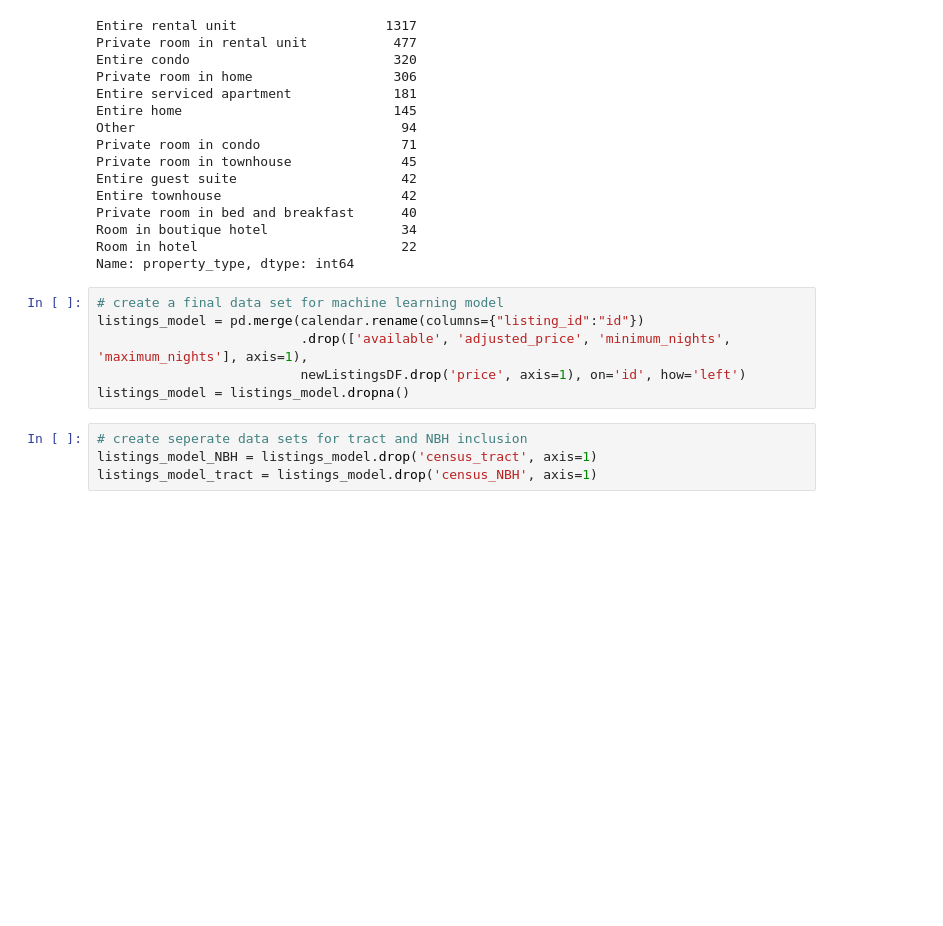
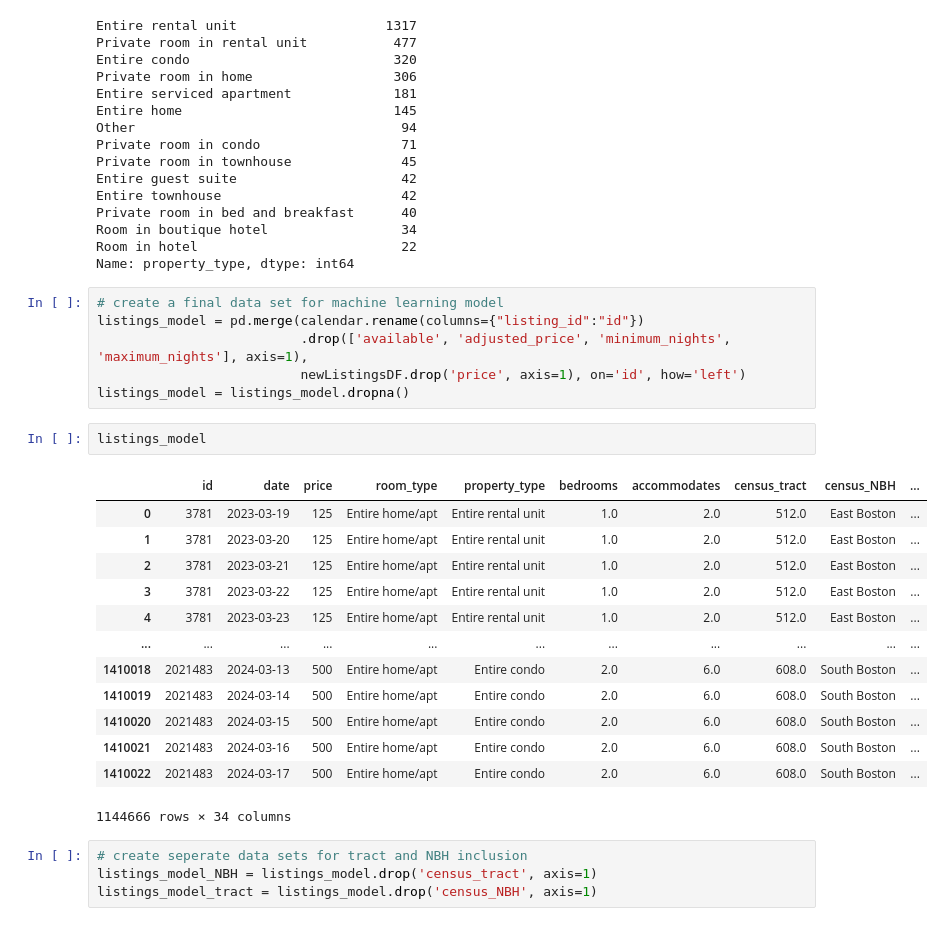
Before and after one commit to Brooks377/leftside_teamproject, a Jupyter notebook: ugly_god/Prediction.ipynb, the cells around one changed output. Cells and saved outputs as stored; diff of their text form; blank space fills up the shorter version.

```diff
--- a/ugly_god/Prediction.ipynb
+++ b/ugly_god/Prediction.ipynb
@@ -178,6 +180,22 @@ listings_model = pd.merge(calendar.rename(columns={"listing_id":"id"})
                           .drop(['available', 'adjusted_price', 'minimum_nights', 'maximum_nights'], axis=1),
                           newListingsDF.drop('price', axis=1), on='id', how='left')
 listings_model = listings_model.dropna()
+# %%
+listings_model
+# %% [output]
+|  | id | date | price | room_type | property_type | bedrooms | accommodates | census_tract | census_NBH | ... |
+| 0 | 3781 | 2023-03-19 | 125 | Entire home/apt | Entire rental unit | 1.0 | 2.0 | 512.0 | East Boston | ... |
+| 1 | 3781 | 2023-03-20 | 125 | Entire home/apt | Entire rental unit | 1.0 | 2.0 | 512.0 | East Boston | ... |
+| 2 | 3781 | 2023-03-21 | 125 | Entire home/apt | Entire rental unit | 1.0 | 2.0 | 512.0 | East Boston | ... |
+| 3 | 3781 | 2023-03-22 | 125 | Entire home/apt | Entire rental unit | 1.0 | 2.0 | 512.0 | East Boston | ... |
+| 4 | 3781 | 2023-03-23 | 125 | Entire home/apt | Entire rental unit | 1.0 | 2.0 | 512.0 | East Boston | ... |
+| ... | ... | ... | ... | ... | ... | ... | ... | ... | ... | ... |
+| 1410018 | 2021483 | 2024-03-13 | 500 | Entire home/apt | Entire condo | 2.0 | 6.0 | 608.0 | South Boston | ... |
+| 1410019 | 2021483 | 2024-03-14 | 500 | Entire home/apt | Entire condo | 2.0 | 6.0 | 608.0 | South Boston | ... |
+| 1410020 | 2021483 | 2024-03-15 | 500 | Entire home/apt | Entire condo | 2.0 | 6.0 | 608.0 | South Boston | ... |
+| 1410021 | 2021483 | 2024-03-16 | 500 | Entire home/apt | Entire condo | 2.0 | 6.0 | 608.0 | South Boston | ... |
+| 1410022 | 2021483 | 2024-03-17 | 500 | Entire home/apt | Entire condo | 2.0 | 6.0 | 608.0 | South Boston | ... |
+1144666 rows × 34 columns
 # %%
 # create seperate data sets for tract and NBH inclusion
 listings_model_NBH = listings_model.drop('census_tract', axis=1)
```
Also changed, not shown: parts of 4 cells of this notebook, 6 other files.
